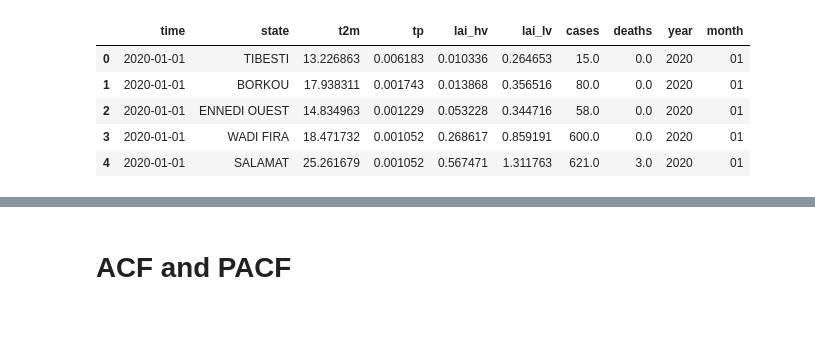
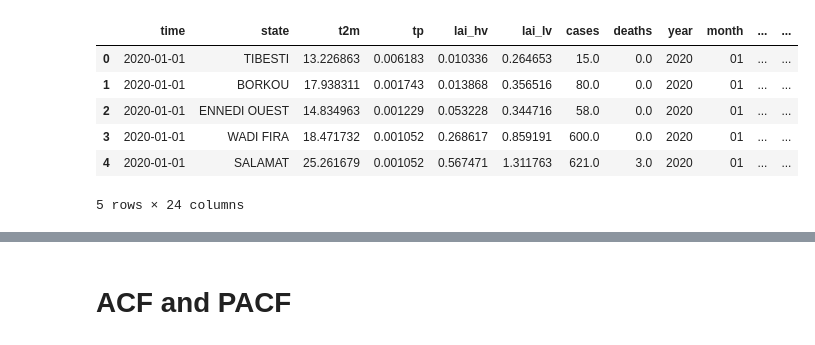
Before and after one commit to beria-kalpelbe/malaria-risk-prediction, a Jupyter notebook: src/statistical-modeling/panel_data_model.ipynb, the cells around one changed output, grey strips where cells are left out. Drawn from its saved outputs; the diff is of its cells as text; code cells hidden in the pictures.

```diff
--- a/src/statistical-modeling/panel_data_model.ipynb
+++ b/src/statistical-modeling/panel_data_model.ipynb
@@ -6,12 +6,22 @@ from statsmodels.graphics.tsaplots import plot_acf, plot_pacf
 # %%
 data = pd.read_csv('../../data/panel_data.csv')
 data['year'] = [element.split('-')[0] for element in data['time']]
 data['month'] = [element.split('-')[1] for element in data['time']]
+data['t2m_squared'] = data['t2m'] ** 3
+data['tp_squared'] = data['tp'] ** 3
+# data['cases'] = np.log(data['cases'] + 1)
+data['t2m_tp'] = data['t2m'] * data['tp']
+data['time'] = pd.to_datetime(data['time'])
+dummies  = pd.get_dummies(data['month'], drop_first=True)
+dummies = dummies.astype(int)
+dummies = dummies.rename(columns={col: f'month_{col}' for col in dummies.columns})
+data = pd.concat([data, dummies], axis=1)
 data.head()
 # %% [output]
-|  | time | state | t2m | tp | lai_hv | lai_lv | cases | deaths | year | month |
-| 0 | 2020-01-01 | TIBESTI | 13.226863 | 0.006183 | 0.010336 | 0.264653 | 15.0 | 0.0 | 2020 | 01 |
-| 1 | 2020-01-01 | BORKOU | 17.938311 | 0.001743 | 0.013868 | 0.356516 | 80.0 | 0.0 | 2020 | 01 |
-| 2 | 2020-01-01 | ENNEDI OUEST | 14.834963 | 0.001229 | 0.053228 | 0.344716 | 58.0 | 0.0 | 2020 | 01 |
-| 3 | 2020-01-01 | WADI FIRA | 18.471732 | 0.001052 | 0.268617 | 0.859191 | 600.0 | 0.0 | 2020 | 01 |
-| 4 | 2020-01-01 | SALAMAT | 25.261679 | 0.001052 | 0.567471 | 1.311763 | 621.0 | 3.0 | 2020 | 01 |
+|  | time | state | t2m | tp | lai_hv | lai_lv | cases | deaths | year | month | ... | ... |
+| 0 | 2020-01-01 | TIBESTI | 13.226863 | 0.006183 | 0.010336 | 0.264653 | 15.0 | 0.0 | 2020 | 01 | ... | ... |
+| 1 | 2020-01-01 | BORKOU | 17.938311 | 0.001743 | 0.013868 | 0.356516 | 80.0 | 0.0 | 2020 | 01 | ... | ... |
+| 2 | 2020-01-01 | ENNEDI OUEST | 14.834963 | 0.001229 | 0.053228 | 0.344716 | 58.0 | 0.0 | 2020 | 01 | ... | ... |
+| 3 | 2020-01-01 | WADI FIRA | 18.471732 | 0.001052 | 0.268617 | 0.859191 | 600.0 | 0.0 | 2020 | 01 | ... | ... |
+| 4 | 2020-01-01 | SALAMAT | 25.261679 | 0.001052 | 0.567471 | 1.311763 | 621.0 | 3.0 | 2020 | 01 | ... | ... |
+5 rows × 24 columns
```
Also changed, not shown: parts of 36 cells of this notebook, 4 other files.
